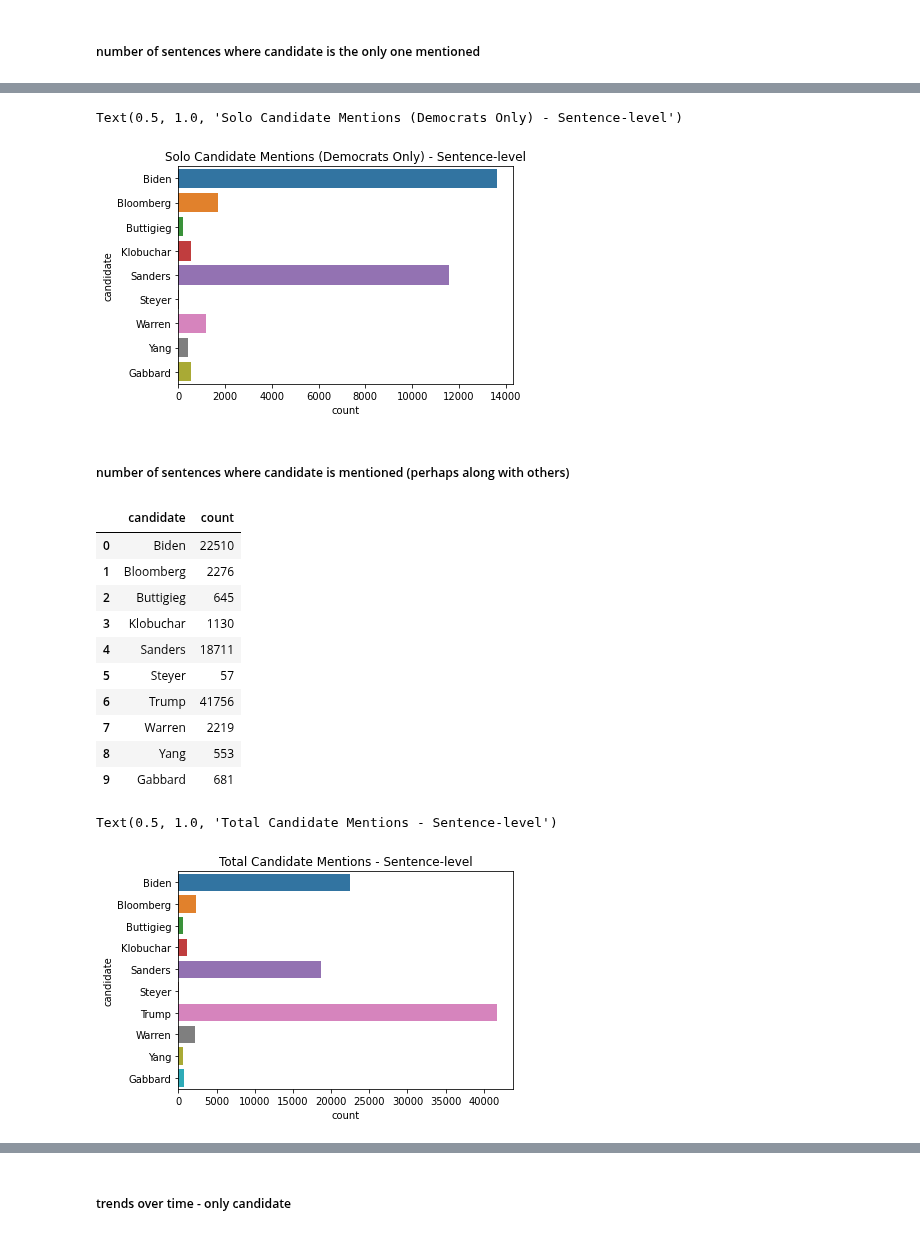
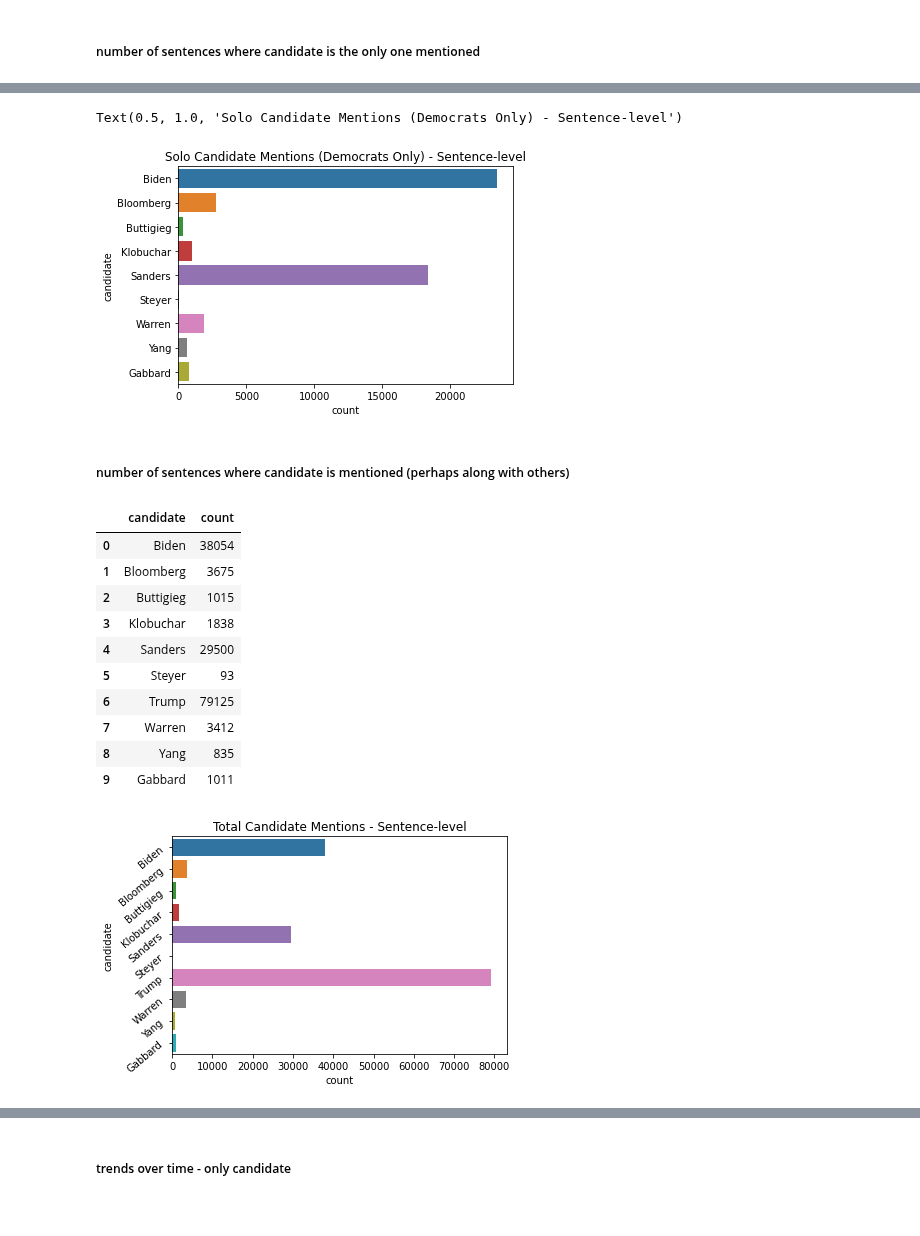
Before and after one commit to MarinaWyss/Hertie-NLP-Python-Project, a Jupyter notebook: 3_Descriptives.ipynb, the cells around one changed output, grey strips where cells are left out. Saved outputs shown, nothing was run; the diff lists cells and outputs as text; code cells hidden in the pictures.

```diff
--- a/3_Descriptives.ipynb
+++ b/3_Descriptives.ipynb
@@ -151,7 +151,7 @@ sentence_data['date'] = pd.to_datetime(sentence_data['date'], errors='coerce')
 sentence_data['date'] = sentence_data['date'].dt.date
 # %%
 # filtering weird dates
-mask = (sentence_data['date'].astype('str') >= "2020-03-01") & (sentence_data['date'].astype('str') < "2020-03-28")
+mask = (sentence_data['date'].astype('str') >= "2020-03-01") & (sentence_data['date'].astype('str') < "2020-04-03")
 sentence_data = sentence_data.loc[mask]
 # %% [markdown]
 ##### number of sentences where candidate is the only one mentioned
@@ -186,7 +186,7 @@ sns.barplot(x = 'count', y = 'candidate', data = one_cand_no_trump)
 plt.title('Solo Candidate Mentions (Democrats Only) - Sentence-level')
 # %% [output]
 Text(0.5, 1.0, 'Solo Candidate Mentions (Democrats Only) - Sentence-level')
-[figure, old version]
+[figure, new version]
 # %% [markdown]
 ##### number of sentences where candidate is mentioned (perhaps along with others)
 # %%
@@ -196,22 +196,23 @@ sum_cand_total = sum_cand_total.to_frame(name = 'count').rename_axis('candidate'
 sum_cand_total
 # %% [output]
 |  | candidate | count |
-| 0 | Biden | 22510 |
-| 1 | Bloomberg | 2276 |
-| 2 | Buttigieg | 645 |
-| 3 | Klobuchar | 1130 |
-| 4 | Sanders | 18711 |
-| 5 | Steyer | 57 |
-| 6 | Trump | 41756 |
-| 7 | Warren | 2219 |
-| 8 | Yang | 553 |
-| 9 | Gabbard | 681 |
+| 0 | Biden | 38054 |
+| 1 | Bloomberg | 3675 |
+| 2 | Buttigieg | 1015 |
+| 3 | Klobuchar | 1838 |
+| 4 | Sanders | 29500 |
+| 5 | Steyer | 93 |
+| 6 | Trump | 79125 |
+| 7 | Warren | 3412 |
+| 8 | Yang | 835 |
+| 9 | Gabbard | 1011 |
 # %%
-sns.barplot(x = 'count', y = 'candidate', data = sum_cand_total)
+chart = sns.barplot(x = 'count', y = 'candidate', data = sum_cand_total)
+plt.setp(chart.get_yticklabels(), rotation = 40)
 plt.title('Total Candidate Mentions - Sentence-level')
+plt.savefig('figures/total_trump.png', dpi = 400)
 # %% [output]
-Text(0.5, 1.0, 'Total Candidate Mentions - Sentence-level')
-[figure, old version]
+[figure, new version]
 # %%
 # without Trump
 cand_total_no_trump = sum_cand_total[sum_cand_total['candidate'] != 'Trump']
```
Also changed, not shown: parts of 12 cells of this notebook, 15 other files.
